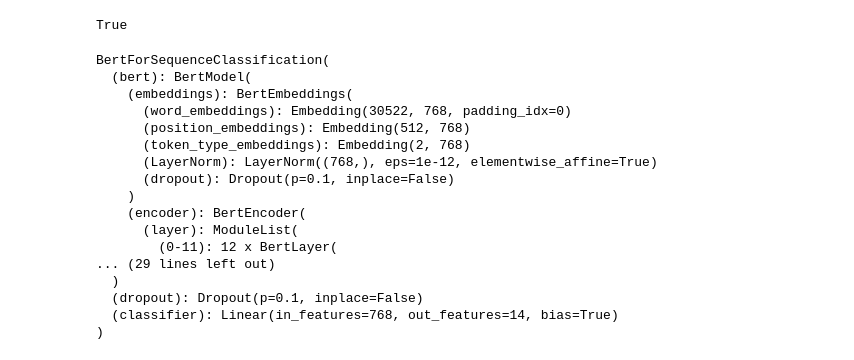
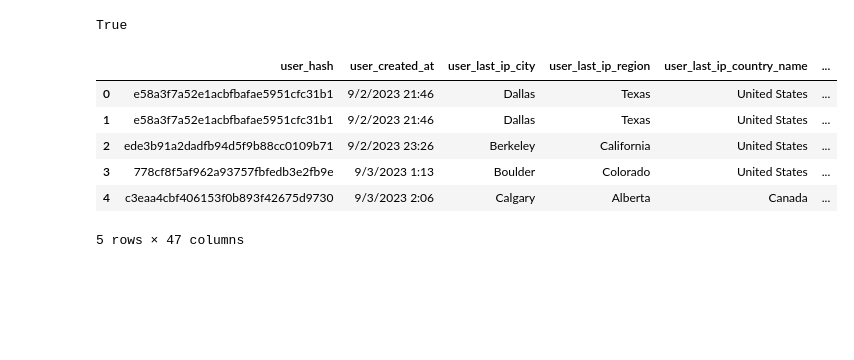
Before and after one commit to tyates33/Capstone-Code, a Jupyter notebook: CapstoneClassifier.ipynb, the cells around one changed output. Cells and saved outputs as stored; diff of their text form; code cells hidden in the pictures; blank space fills up the shorter version.

```diff
--- a/CapstoneClassifier.ipynb
+++ b/CapstoneClassifier.ipynb
@@ -14,26 +14,16 @@ print(torch.cuda.is_available())
 # %% [output]
 True
 # %%
-model_2 = BertForSequenceClassification.from_pretrained("IndustryModelv1")
-model_2.to('cuda')
+model_2 = BertForSequenceClassification.from_pretrained("IndustryModel")
+#model_2.to('cuda')
-# %% [output]
-BertForSequenceClassification(
-  (bert): BertModel(
-    (embeddings): BertEmbeddings(
-      (word_embeddings): Embedding(30522, 768, padding_idx=0)
-      (position_embeddings): Embedding(512, 768)
-      (token_type_embeddings): Embedding(2, 768)
-      (LayerNorm): LayerNorm((768,), eps=1e-12, elementwise_affine=True)
-      (dropout): Dropout(p=0.1, inplace=False)
-    )
-    (encoder): BertEncoder(
-      (layer): ModuleList(
-        (0-11): 12 x BertLayer(
-... (29 lines left out)
-  )
-  (dropout): Dropout(p=0.1, inplace=False)
-  (classifier): Linear(in_features=768, out_features=14, bias=True)
-)
 # %%
-cap_df = pd.read_csv("C:/Users/Tanner/OneDrive/Documents/School_Work/Capstone/2024-04-24_zig_analytics.csv")
+cap_df = pd.read_csv("C:/Users/Tanner/OneDrive/Documents/School_Work/Capstone/2024-05-24v2_oth_export_ideas.csv")
 cap_df.head()
+# %% [output]
+|  | user_hash | user_created_at | user_last_ip_city | user_last_ip_region | user_last_ip_country_name | ... |
+| 0 | e58a3f7a52e1acbfbafae5951cfc31b1 | 9/2/2023 21:46 | Dallas | Texas | United States | ... |
+| 1 | e58a3f7a52e1acbfbafae5951cfc31b1 | 9/2/2023 21:46 | Dallas | Texas | United States | ... |
+| 2 | ede3b91a2dadfb94d5f9b88cc0109b71 | 9/2/2023 23:26 | Berkeley | California | United States | ... |
+| 3 | 778cf8f5af962a93757fbfedb3e2fb9e | 9/3/2023 1:13 | Boulder | Colorado | United States | ... |
+| 4 | c3eaa4cbf406153f0b893f42675d9730 | 9/3/2023 2:06 | Calgary | Alberta | Canada | ... |
+5 rows × 47 columns
```
Also changed, not shown: parts of 18 cells of this notebook.
